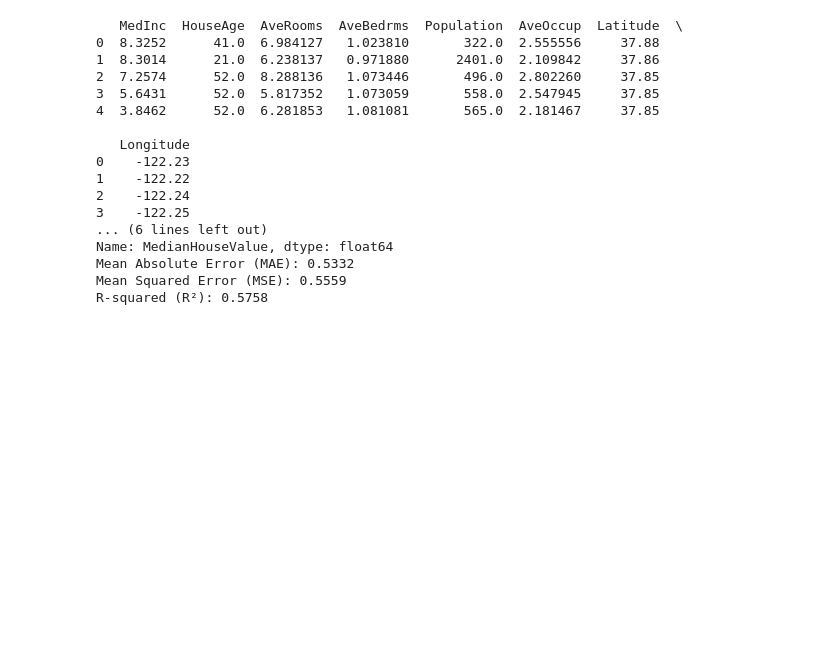
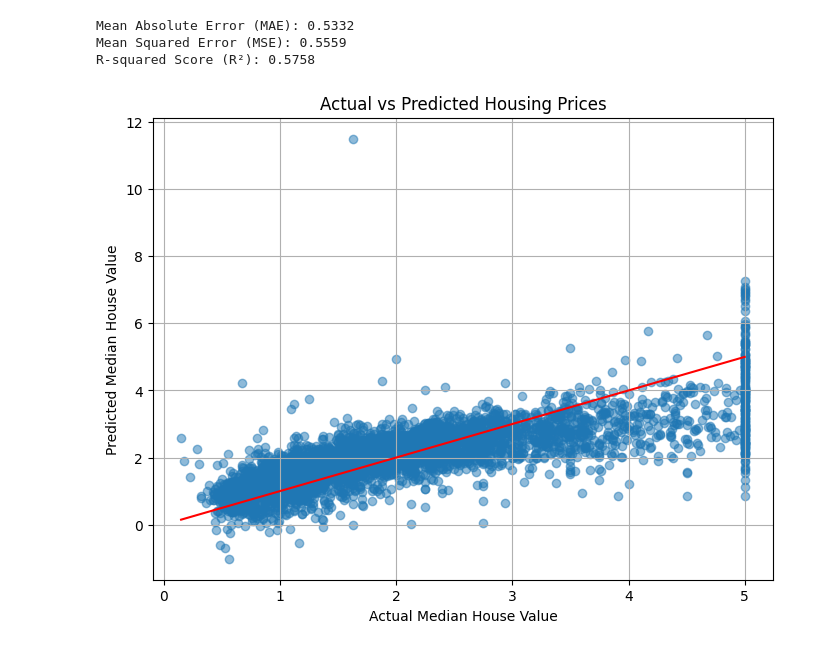
Before and after one commit to Shravani11082005/DST-Assignments, a Jupyter notebook: Assignment_4.ipynb, the cells around one changed output. Drawn from its saved outputs; the diff is of its cells as text; code cells hidden in the pictures; blank space fills up the shorter version.

```diff
--- a/Assignment_4.ipynb
+++ b/Assignment_4.ipynb
@@ -2,0 +31,7 @@
+# %%
+# Step 3: Split into training and testing sets
+X_train, X_test, y_train, y_test = train_test_split(
+    X, y, test_size=0.2, random_state=42)
+
+print(f"Training set: {X_train.shape}")
+print(f"Testing set: {X_test.shape}")
@@ -3,44 +60,25 @@
 # %%
-import numpy as np
-import pandas as pd
-from sklearn.datasets import fetch_california_housing
-from sklearn.model_selection import train_test_split
-from sklearn.linear_model import LinearRegression
-from sklearn.metrics import mean_absolute_error, mean_squared_error, r2_score
-# Load California Housing dataset
-housing = fetch_california_housing()
-X = pd.DataFrame(housing.data, columns=housing.feature_names)
-y = pd.Series(housing.target, name="MedianHouseValue")
-
-# Display first few rows
-print(X.head())
-print(y.head())
-X_train, X_test, y_train, y_test = train_test_split(X, y, test_size=0.2, random_state=42)
-model = LinearRegression()
-model.fit(X_train, y_train)
-y_pred = model.predict(X_test)
+# Step 6: Evaluate the model
 mae = mean_absolute_error(y_test, y_pred)
 mse = mean_squared_error(y_test, y_pred)
 r2 = r2_score(y_test, y_pred)
 
 print(f"Mean Absolute Error (MAE): {mae:.4f}")
 print(f"Mean Squared Error (MSE): {mse:.4f}")
-print(f"R-squared (R²): {r2:.4f}")
+print(f"R-squared Score (R²): {r2:.4f}")
 # %% [output]
-   MedInc  HouseAge  AveRooms  AveBedrms  Population  AveOccup  Latitude  \
-0  8.3252      41.0  6.984127   1.023810       322.0  2.555556     37.88
-1  8.3014      21.0  6.238137   0.971880      2401.0  2.109842     37.86
-2  7.2574      52.0  8.288136   1.073446       496.0  2.802260     37.85
-3  5.6431      52.0  5.817352   1.073059       558.0  2.547945     37.85
-4  3.8462      52.0  6.281853   1.081081       565.0  2.181467     37.85
-
-   Longitude
-0    -122.23
-1    -122.22
-2    -122.24
-3    -122.25
-... (6 lines left out)
-Name: MedianHouseValue, dtype: float64
 Mean Absolute Error (MAE): 0.5332
 Mean Squared Error (MSE): 0.5559
-R-squared (R²): 0.5758
+R-squared Score (R²): 0.5758
+# %%
+# Plot true vs predicted prices
+plt.figure(figsize=(8, 6))
+plt.scatter(y_test, y_pred, alpha=0.5)
+plt.plot([min(y_test), max(y_test)], [min(y_test), max(y_test)], color='red')
+plt.xlabel("Actual Median House Value")
+plt.ylabel("Predicted Median House Value")
+plt.title("Actual vs Predicted Housing Prices")
+plt.grid(True)
+plt.show()
+# %% [output]
+[figure, added]
```
Also changed, not shown: parts of 6 cells of this notebook.
